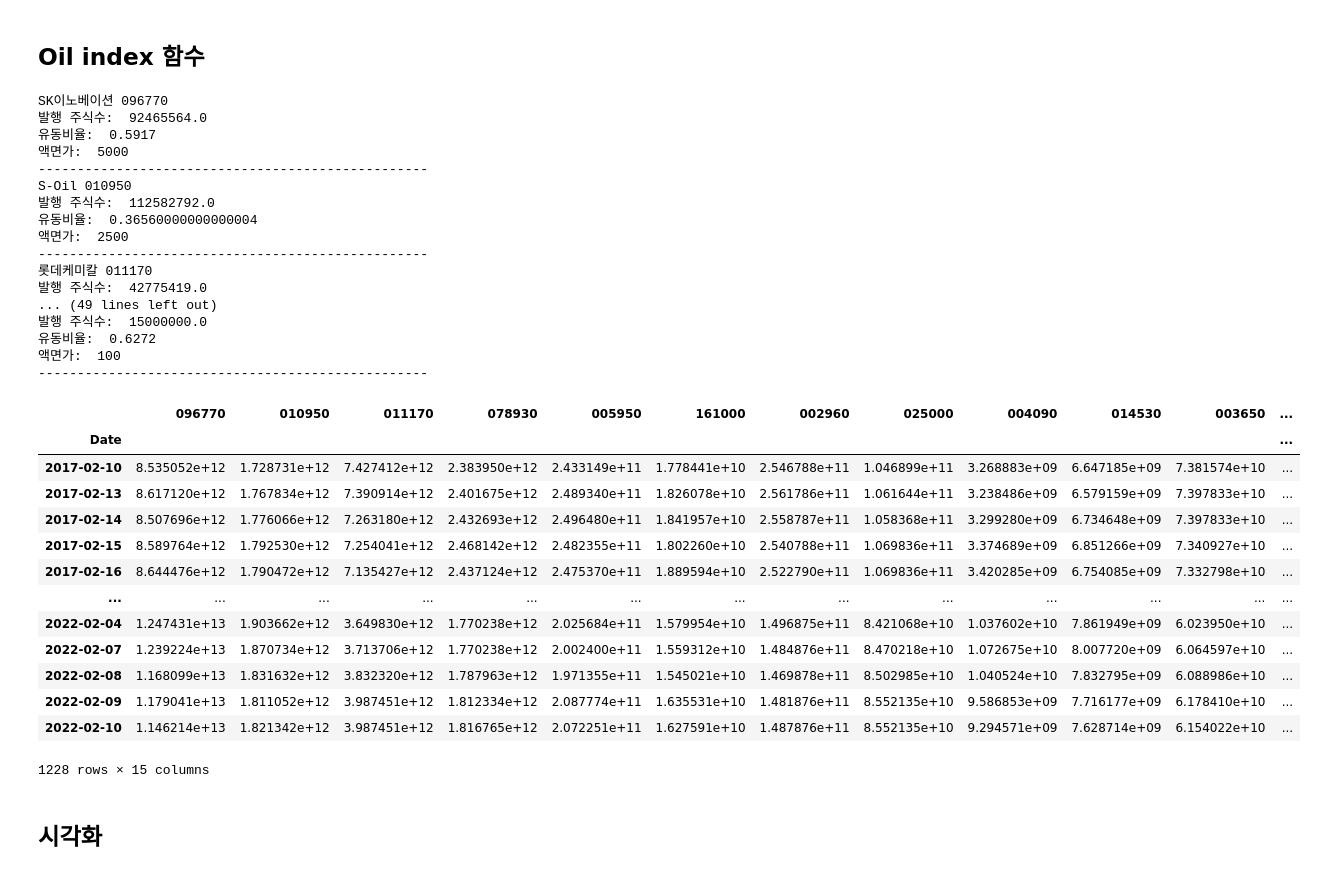
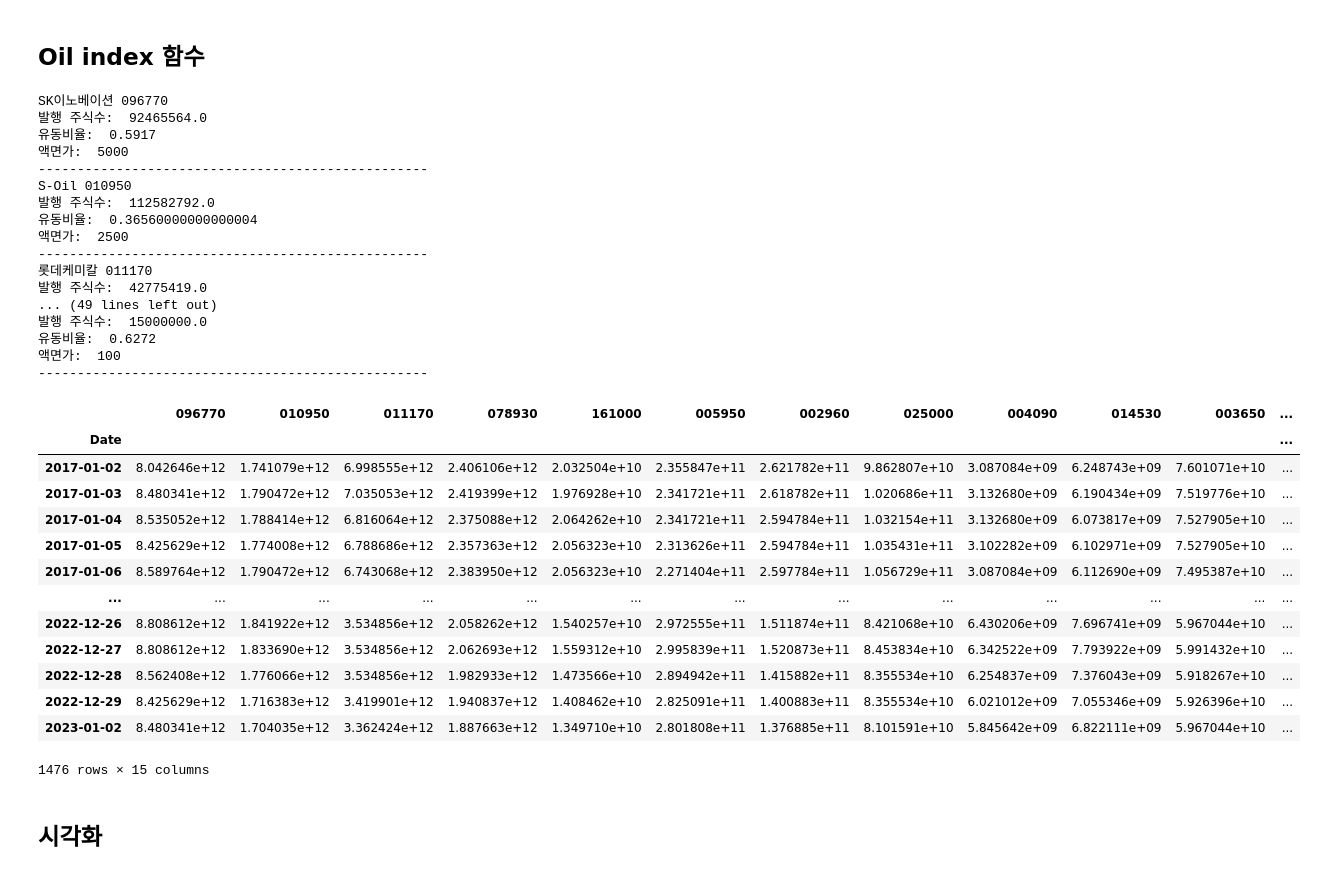
Before and after one commit to 21ckwj/project, a Jupyter notebook: 석유관련주 예측/프로젝트1_전체석유관련주+ 현물선물유가비교.ipynb, the cells around one changed output. Drawn from its saved outputs; the diff is of its cells as text; code cells hidden in the pictures.

```diff
--- a/석유관련주 예측/프로젝트1_전체석유관련주+ 현물선물유가비교.ipynb
+++ b/석유관련주 예측/프로젝트1_전체석유관련주+ 현물선물유가비교.ipynb
@@ -273,18 +273,20 @@ df_history
 # %%
 # Oil 지수 구하기
 
+start_date =  "2017-01-02"
+end_date = "2023-01-02"
+
 driver = webdriver.Chrome()
-
 marketcap = dict()
 
 for code in codes:
 
-    df = fdr.DataReader(code,'2017-02-10', '2022-02-10')
+    df = fdr.DataReader(code,start_date, end_date)
     company_name = krx_lst[krx_lst['Code']==code]['Name'].iloc[0]
     print(company_name, code)
 
     #기준시점 시가 총액
-    price1 = df.loc['2017-02-10']['Close']
+    price1 = df.loc[start_date]['Close']
 
     url1 = 'https://navercomp.wisereport.co.kr/v2/company/c1010001.aspx?cmp_cd={}'.format(code)
     driver.get(url1)
@@ -316,7 +318,7 @@ for code in codes:
     ## 지수 구하기
 
     # 기업들의 주가 데이터프레임: df_p
-    df_p = fdr.DataReader(code,'2017-02-10', '2022-02-10')
+    df_p = df.copy()
 
     #비교시점의 시가총액(비교시점주가 * 발행주식수 * 유동비율)
 
@@ -333,49 +335,49 @@ for code in codes:
 
 
     marketcap[code] = df_p['Close'] * outstanding * floating   # 딕셔너리에 추가
 
 
 df_marketcap = pd.DataFrame(marketcap)
 df_marketcap['total'] = df_marketcap.sum(axis=1)
 
-# 기준시점(2017년 2월 10일) 시가총액( 기준시점주가 * 발행주식수 * 유동비율)
+# 기준시점(시작일) 시가총액( 기준시점주가 * 발행주식수 * 유동비율)
 
-marketcap_std = df_marketcap['total'].iloc[0]
+marketcap_initial = df_marketcap['total'].iloc[0]
 
-# 지수 = (각기업시가총액합 / 2017년 2월10일의 각 기업시가총액합) * 100
-df_marketcap['Oil_index'] = (df_marketcap['total']/ marketcap_std) * 100
+# 지수 = (각기업시가총액합 / 시작일의 각 기업시가총액합) * 100
+df_marketcap['Oil_index'] = (df_marketcap['total']/ marketcap_initial) * 100
 
 df_marketcap
 # %% [output]
 SK이노베이션 096770
 발행 주식수:  92465564.0
 유동비율:  0.5917
 액면가:  5000
 --------------------------------------------------
 S-Oil 010950
 발행 주식수:  112582792.0
 유동비율:  0.36560000000000004
 액면가:  2500
 --------------------------------------------------
 롯데케미칼 011170
 발행 주식수:  42775419.0
 ... (49 lines left out)
 발행 주식수:  15000000.0
 유동비율:  0.6272
 액면가:  100
 --------------------------------------------------
-|  | 096770 | 010950 | 011170 | 078930 | 005950 | 161000 | 002960 | 025000 | 004090 | 014530 | 003650 | ... |
+|  | 096770 | 010950 | 011170 | 078930 | 161000 | 005950 | 002960 | 025000 | 004090 | 014530 | 003650 | ... |
 | Date |  |  |  |  |  |  |  |  |  |  |  | ... |
-| 2017-02-10 | 8.535052e+12 | 1.728731e+12 | 7.427412e+12 | 2.383950e+12 | 2.433149e+11 | 1.778441e+10 | 2.546788e+11 | 1.046899e+11 | 3.268883e+09 | 6.647185e+09 | 7.381574e+10 | ... |
-| 2017-02-13 | 8.617120e+12 | 1.767834e+12 | 7.390914e+12 | 2.401675e+12 | 2.489340e+11 | 1.826078e+10 | 2.561786e+11 | 1.061644e+11 | 3.238486e+09 | 6.579159e+09 | 7.397833e+10 | ... |
-| 2017-02-14 | 8.507696e+12 | 1.776066e+12 | 7.263180e+12 | 2.432693e+12 | 2.496480e+11 | 1.841957e+10 | 2.558787e+11 | 1.058368e+11 | 3.299280e+09 | 6.734648e+09 | 7.397833e+10 | ... |
-| 2017-02-15 | 8.589764e+12 | 1.792530e+12 | 7.254041e+12 | 2.468142e+12 | 2.482355e+11 | 1.802260e+10 | 2.540788e+11 | 1.069836e+11 | 3.374689e+09 | 6.851266e+09 | 7.340927e+10 | ... |
-| 2017-02-16 | 8.644476e+12 | 1.790472e+12 | 7.135427e+12 | 2.437124e+12 | 2.475370e+11 | 1.889594e+10 | 2.522790e+11 | 1.069836e+11 | 3.420285e+09 | 6.754085e+09 | 7.332798e+10 | ... |
+| 2017-01-02 | 8.042646e+12 | 1.741079e+12 | 6.998555e+12 | 2.406106e+12 | 2.032504e+10 | 2.355847e+11 | 2.621782e+11 | 9.862807e+10 | 3.087084e+09 | 6.248743e+09 | 7.601071e+10 | ... |
+| 2017-01-03 | 8.480341e+12 | 1.790472e+12 | 7.035053e+12 | 2.419399e+12 | 1.976928e+10 | 2.341721e+11 | 2.618782e+11 | 1.020686e+11 | 3.132680e+09 | 6.190434e+09 | 7.519776e+10 | ... |
+| 2017-01-04 | 8.535052e+12 | 1.788414e+12 | 6.816064e+12 | 2.375088e+12 | 2.064262e+10 | 2.341721e+11 | 2.594784e+11 | 1.032154e+11 | 3.132680e+09 | 6.073817e+09 | 7.527905e+10 | ... |
+| 2017-01-05 | 8.425629e+12 | 1.774008e+12 | 6.788686e+12 | 2.357363e+12 | 2.056323e+10 | 2.313626e+11 | 2.594784e+11 | 1.035431e+11 | 3.102282e+09 | 6.102971e+09 | 7.527905e+10 | ... |
+| 2017-01-06 | 8.589764e+12 | 1.790472e+12 | 6.743068e+12 | 2.383950e+12 | 2.056323e+10 | 2.271404e+11 | 2.597784e+11 | 1.056729e+11 | 3.087084e+09 | 6.112690e+09 | 7.495387e+10 | ... |
 | ... | ... | ... | ... | ... | ... | ... | ... | ... | ... | ... | ... | ... |
-| 2022-02-04 | 1.247431e+13 | 1.903662e+12 | 3.649830e+12 | 1.770238e+12 | 2.025684e+11 | 1.579954e+10 | 1.496875e+11 | 8.421068e+10 | 1.037602e+10 | 7.861949e+09 | 6.023950e+10 | ... |
-| 2022-02-07 | 1.239224e+13 | 1.870734e+12 | 3.713706e+12 | 1.770238e+12 | 2.002400e+11 | 1.559312e+10 | 1.484876e+11 | 8.470218e+10 | 1.072675e+10 | 8.007720e+09 | 6.064597e+10 | ... |
-| 2022-02-08 | 1.168099e+13 | 1.831632e+12 | 3.832320e+12 | 1.787963e+12 | 1.971355e+11 | 1.545021e+10 | 1.469878e+11 | 8.502985e+10 | 1.040524e+10 | 7.832795e+09 | 6.088986e+10 | ... |
-| 2022-02-09 | 1.179041e+13 | 1.811052e+12 | 3.987451e+12 | 1.812334e+12 | 2.087774e+11 | 1.635531e+10 | 1.481876e+11 | 8.552135e+10 | 9.586853e+09 | 7.716177e+09 | 6.178410e+10 | ... |
-| 2022-02-10 | 1.146214e+13 | 1.821342e+12 | 3.987451e+12 | 1.816765e+12 | 2.072251e+11 | 1.627591e+10 | 1.487876e+11 | 8.552135e+10 | 9.294571e+09 | 7.628714e+09 | 6.154022e+10 | ... |
+| 2022-12-26 | 8.808612e+12 | 1.841922e+12 | 3.534856e+12 | 2.058262e+12 | 1.540257e+10 | 2.972555e+11 | 1.511874e+11 | 8.421068e+10 | 6.430206e+09 | 7.696741e+09 | 5.967044e+10 | ... |
+| 2022-12-27 | 8.808612e+12 | 1.833690e+12 | 3.534856e+12 | 2.062693e+12 | 1.559312e+10 | 2.995839e+11 | 1.520873e+11 | 8.453834e+10 | 6.342522e+09 | 7.793922e+09 | 5.991432e+10 | ... |
+| 2022-12-28 | 8.562408e+12 | 1.776066e+12 | 3.534856e+12 | 1.982933e+12 | 1.473566e+10 | 2.894942e+11 | 1.415882e+11 | 8.355534e+10 | 6.254837e+09 | 7.376043e+09 | 5.918267e+10 | ... |
+| 2022-12-29 | 8.425629e+12 | 1.716383e+12 | 3.419901e+12 | 1.940837e+12 | 1.408462e+10 | 2.825091e+11 | 1.400883e+11 | 8.355534e+10 | 6.021012e+09 | 7.055346e+09 | 5.926396e+10 | ... |
+| 2023-01-02 | 8.480341e+12 | 1.704035e+12 | 3.362424e+12 | 1.887663e+12 | 1.349710e+10 | 2.801808e+11 | 1.376885e+11 | 8.101591e+10 | 5.845642e+09 | 6.822111e+09 | 5.967044e+10 | ... |
-1228 rows × 15 columns
+1476 rows × 15 columns
 # %%
```
Also changed, not shown: parts of 26 cells of this notebook.
